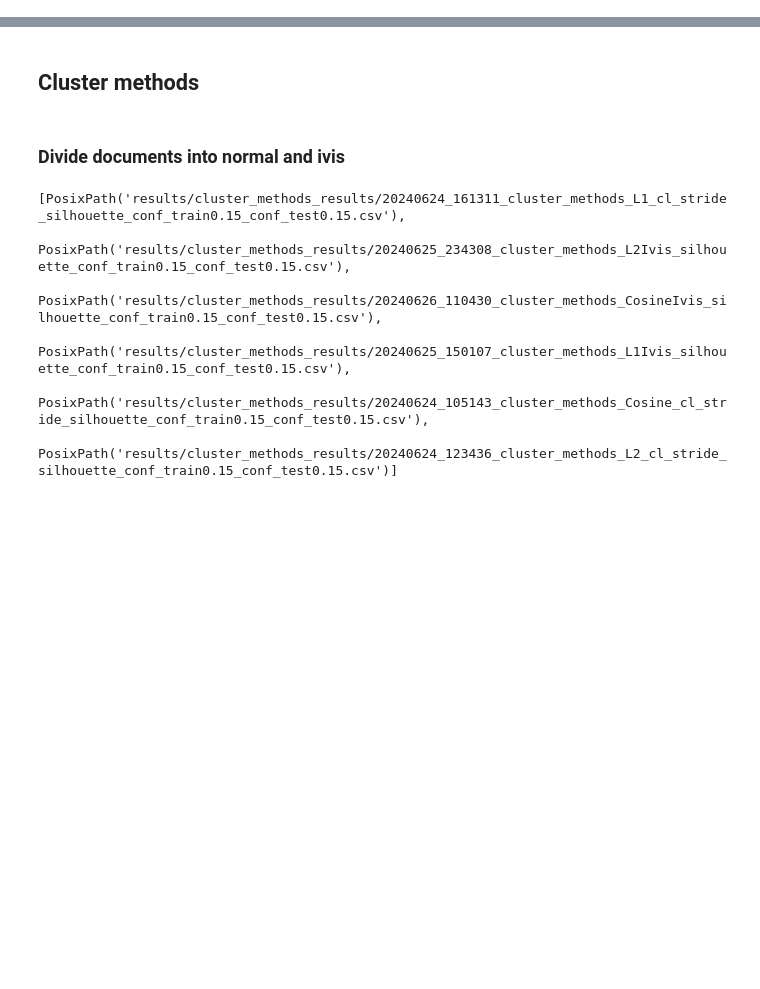
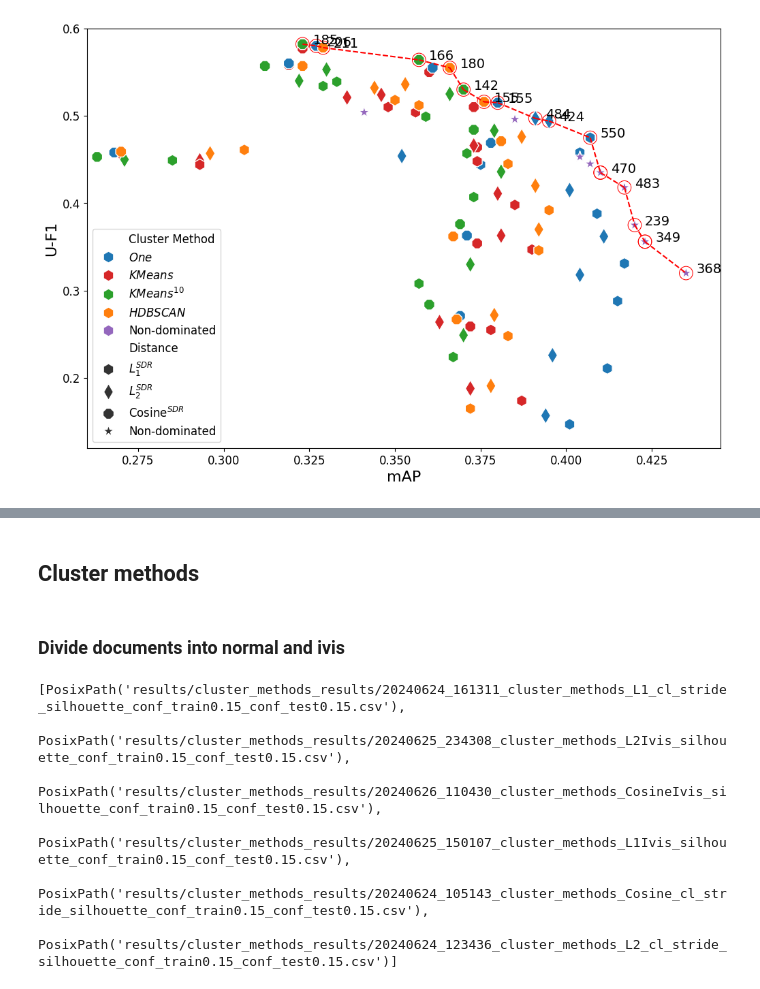
Before and after one commit to aitor-martinez-seras/OoD_in_Object_Detection, a Jupyter notebook: process_results.ipynb, the cells around one changed output, grey strips where cells are left out. Saved outputs shown, nothing was run; the diff lists cells and outputs as text; code cells hidden in the pictures; blank space fills up the shorter version.

```diff
--- a/process_results.ipynb
+++ b/process_results.ipynb
@@ -167,0 +441,100 @@ def obtain_non_dominated_points_positions(dataframe: pd.DataFrame):
+# %%
+# Constants for the style of the plots
+#STYLE_ORDER = ['$L_1$', '$L_2$', 'Cosine', '$L^{SDR}_1$', '$L^{SDR}_2$', 'Cosine$^{SDR}$', 'MSP', 'Energy', 'ODIN']
+STYLE_ORDER = ['$L^{SDR}_1$', '$L^{SDR}_2$', 'Cosine$^{SDR}$', 'Non-dominated']
+HUE_ORDER = ['$One$', '$KMeans$', '$KMeans^{10}$', '$HDBSCAN$', 'Non-dominated']
+# %%
+# Configure plot
+WHICH_SUBSET = 'SUM'  # Options are 'COOD' or 'CMIX'
+HIGHLIGHT_NON_DOMINATED_POINTS = True
+CONNECT_NON_DOMINATED_POINTS = True
+ADD_AOSE_VALUES = True
+USE_SHADED_AREAS = False
+
+# Constants
+USE_LIMS = True
+XLIM = (0.26, 0.445)
+YLIM = (0.12, 0.60)
+FONTSIZE_XY_LABELS = 16
+FONTSIZE_AOSE = 14
+FONTSIZE_LEGEND = 'large'
+FONTSIZE_TICKS = 12
+MARKER_SIZE = 150
+MARKER_SIZE_NON_DOMINATED = 200
+LINEWIDTH_NON_DOMINATED_MARKER = 0.75
+LINEWIDTH_NON_DOMINATED_LINE= 1.5
+COLOR_NON_DOMINATED = 'red'
+
+# Search for the non dominated points
+# These are any points that have no other point with a higher mAP and U-F1 at the same time
+# For each point, check if there is any other point with a higher mAP and U-F1
+# If there is not, then the point is non-dominated
+non_dominated_points = obtain_non_dominated_points_positions_map_f1(df_final, WHICH_SUBSET)
+# Extract the non-dominated points into a df
+df_non_dominated_cluster_methods_and_SDR = df_final.iloc[non_dominated_points]
+
+# Colors for the different cluster methods
+palette = sns.color_palette("tab10")
+colors_for_methods = [palette[0], palette[3], palette[2], palette[1], palette[4]]
+
+# Figure
+fig, ax = plt.subplots(figsize=(12, 8))
+sns.scatterplot(data=df_final, x='mAP', y=f'U-F1_({WHICH_SUBSET})', hue='Cluster Method', style='Distance',
+                s=MARKER_SIZE, hue_order=HUE_ORDER,
+                style_order=STYLE_ORDER,
+                markers=MARKERS,
+                palette=colors_for_methods, ax=ax, legend='brief')
+
+if USE_SHADED_AREAS:
+    # Adding shaded areas with adjustable amplitude (bandwidth)
+    bw_adjust_value = 0.3  # Adjust this value to modulate the amplitude
+    alpha_value = 0.2
+    # Adding shaded areas
+    for method, color in zip(df_final['Cluster Method'].unique(), colors_for_methods):
+        subset = df_final[df_final['Cluster Method'] == method]
+        sns.kdeplot(x=subset['mAP'], y=subset[f'U-F1_({WHICH_SUBSET})'], ax=ax, fill=True, color=color, alpha=alpha_value, legend=False, bw_adjust=bw_adjust_value,
+                    linewidth=0, levels=2)
+
+if USE_LIMS:
+    plt.xlim(XLIM)
+    plt.ylim(YLIM)
+plt.xlabel('mAP', fontdict={'fontsize': FONTSIZE_XY_LABELS})
+plt.ylabel('U-F1', fontdict={'fontsize': FONTSIZE_XY_LABELS})
+plt.xticks(fontsize=FONTSIZE_TICKS)
+plt.yticks(fontsize=FONTSIZE_TICKS)
+
+if HIGHLIGHT_NON_DOMINATED_POINTS:
+    # Highlight the non-dominated points
+    for i in non_dominated_points:
+        ax.scatter(df_final['mAP'][i], df_final[f'U-F1_({WHICH_SUBSET})'][i], s=MARKER_SIZE_NON_DOMINATED,
+                #c='red',
+                facecolors='none', marker='o', zorder=0, edgecolors=COLOR_NON_DOMINATED, linewidths=LINEWIDTH_NON_DOMINATED_MARKER)
+
+if CONNECT_NON_DOMINATED_POINTS:
+    # Add a line connecting the non-dominated points in descending order of U-F1
+    non_dominated_points.sort(key=lambda x: df_final[f'U-F1_({WHICH_SUBSET})'][x], reverse=True)
+    for i in range(len(non_dominated_points)-1):
+        x = [df_final['mAP'][non_dominated_points[i]], df_final['mAP'][non_dominated_points[i+1]]]
+        y = [df_final[f'U-F1_({WHICH_SUBSET})'][non_dominated_points[i]], df_final[f'U-F1_({WHICH_SUBSET})'][non_dominated_points[i+1]]]
+        ax.plot(x, y, c=COLOR_NON_DOMINATED, linestyle='--', linewidth=LINEWIDTH_NON_DOMINATED_LINE)
+
+if ADD_AOSE_VALUES:
+    # Add text to the non-dominated points with the value of A-OSE
+    added_text_points = []
+    for i in non_dominated_points:
+        # Store the positions of the points
+        x = df_final['mAP'][i]
+        y = df_final[f'U-F1_({WHICH_SUBSET})'][i]
+        if (x, y) in added_text_points:
+            continue
+            ax.text(df_final['mAP'][i]-0.007, df_final[f'U-F1_({WHICH_SUBSET})'][i], df_final['A-OSE'][i], fontsize=FONTSIZE_AOSE)
+        else:
+            ax.text(df_final['mAP'][i]+0.003, df_final[f'U-F1_({WHICH_SUBSET})'][i], df_final['A-OSE'][i], fontsize=FONTSIZE_AOSE)
+        added_text_points.append((x, y))
+
+# Increase legend size
+legend = ax.legend(fontsize=FONTSIZE_LEGEND)   # You can use 'small', 'medium', 'large', 'x-large', etc.
+plt.savefig(RQ1_FIGURES_FOLDER / 'cluster_methods.pdf', bbox_inches='tight')
+plt.show()
+# %% [output]
+[figure, added]
```
Also changed, not shown: parts of 21 cells of this notebook, 2 other files.
